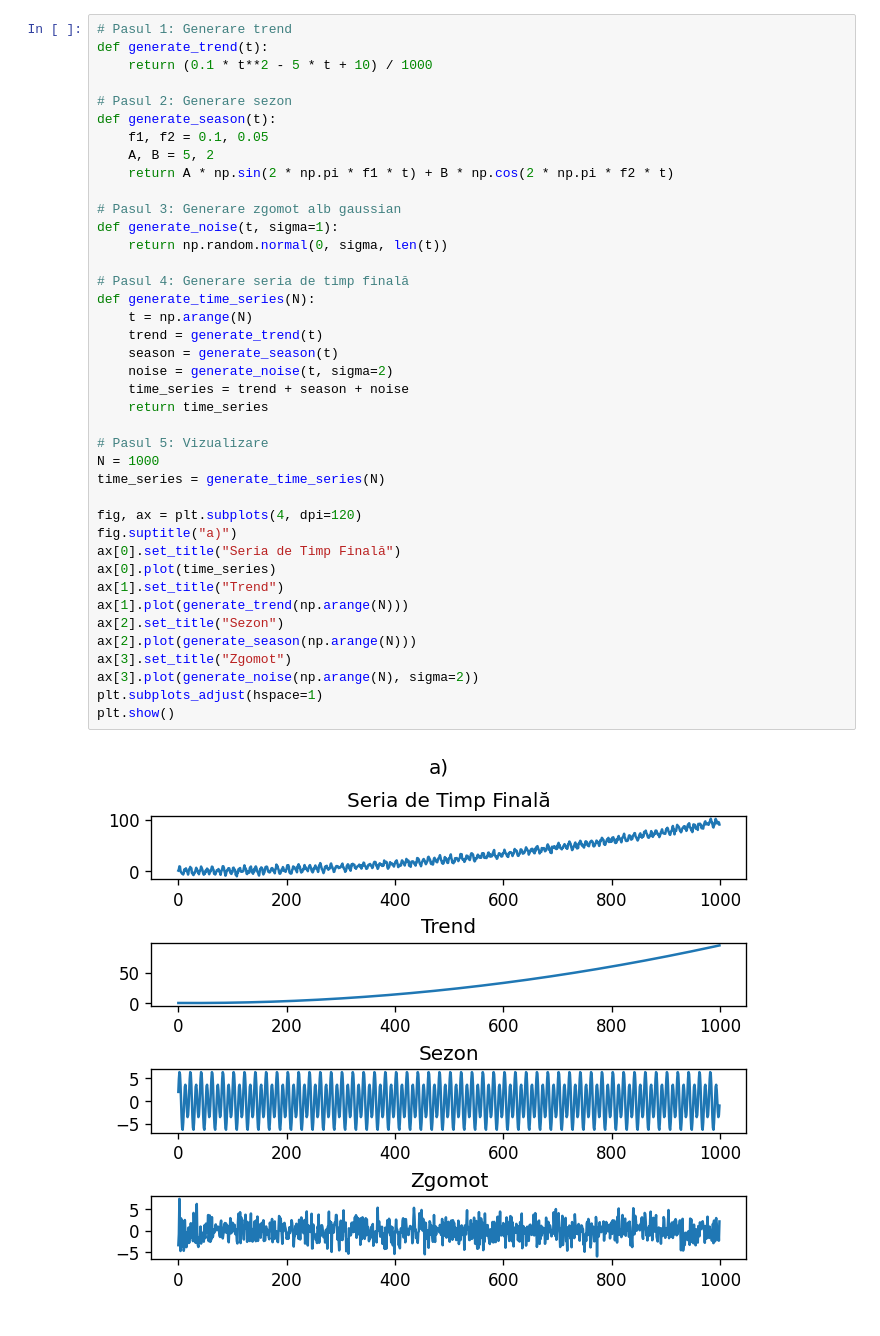
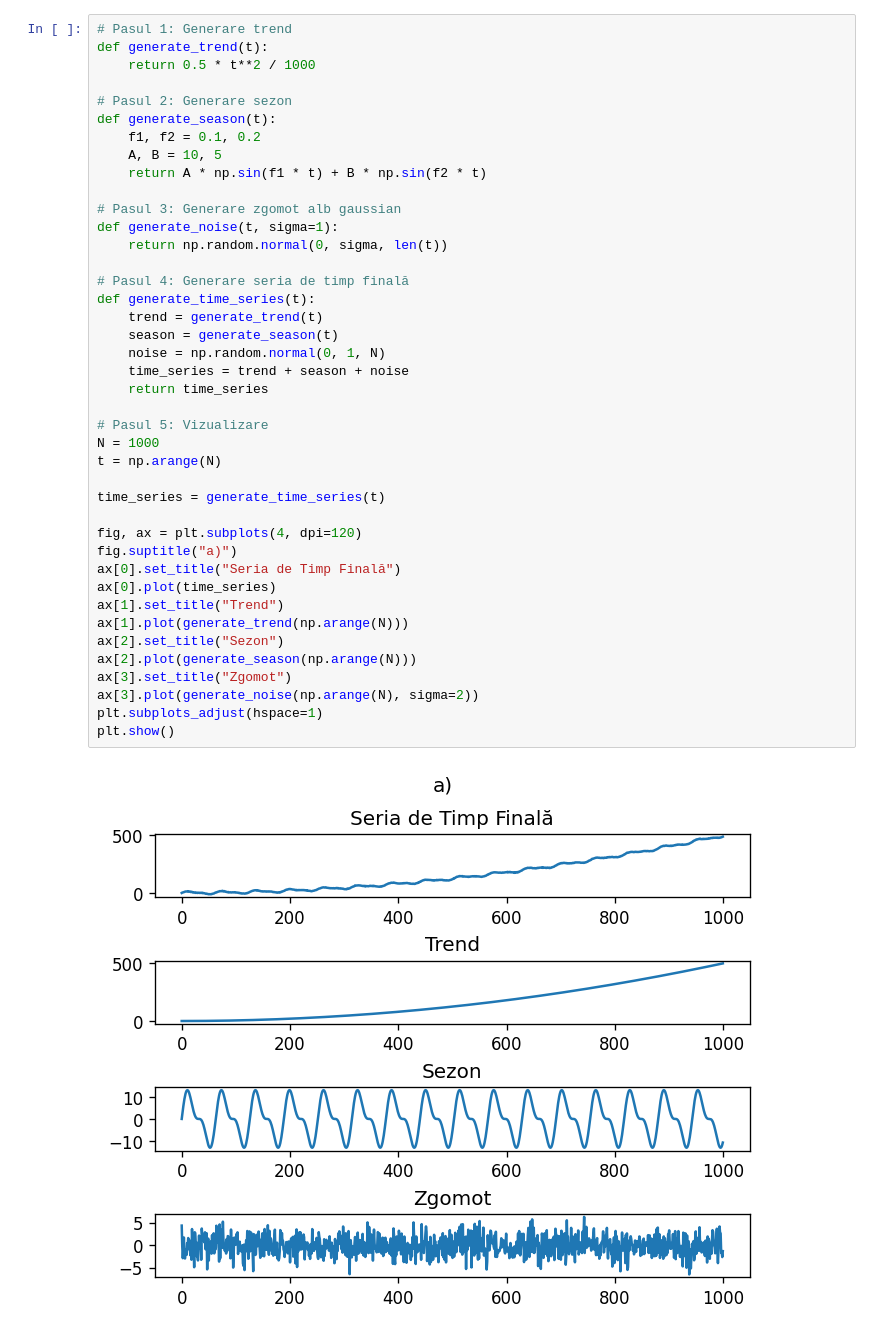
Before and after one commit to lucaion/ProcesareaSemnalelor, a Jupyter notebook: Laborator 8/Lab 8 - rezolvari.ipynb, the cells around one changed output. Drawn from its saved outputs; the diff is of its cells as text.

```diff
--- a/Laborator 8/Lab 8 - rezolvari.ipynb
+++ b/Laborator 8/Lab 8 - rezolvari.ipynb
@@ -4,42 +7,43 @@ import matplotlib.pyplot as plt
 # %%
 # Pasul 1: Generare trend
 def generate_trend(t):
-    return (0.1 * t**2 - 5 * t + 10) / 1000
+    return 0.5 * t**2 / 1000
 
 # Pasul 2: Generare sezon
 def generate_season(t):
-    f1, f2 = 0.1, 0.05
-    A, B = 5, 2
-    return A * np.sin(2 * np.pi * f1 * t) + B * np.cos(2 * np.pi * f2 * t)
+    f1, f2 = 0.1, 0.2
+    A, B = 10, 5
+    return A * np.sin(f1 * t) + B * np.sin(f2 * t)
 
 # Pasul 3: Generare zgomot alb gaussian
 def generate_noise(t, sigma=1):
     return np.random.normal(0, sigma, len(t))
 
 # Pasul 4: Generare seria de timp finală
-def generate_time_series(N):
-    t = np.arange(N)
+def generate_time_series(t):
     trend = generate_trend(t)
     season = generate_season(t)
-    noise = generate_noise(t, sigma=2)
+    noise = np.random.normal(0, 1, N)
     time_series = trend + season + noise
     return time_series
 
 # Pasul 5: Vizualizare
 N = 1000
-time_series = generate_time_series(N)
+t = np.arange(N)
+
+time_series = generate_time_series(t)
 
 fig, ax = plt.subplots(4, dpi=120)
 fig.suptitle("a)")
 ax[0].set_title("Seria de Timp Finală")
 ax[0].plot(time_series)
 ax[1].set_title("Trend")
 ax[1].plot(generate_trend(np.arange(N)))
 ax[2].set_title("Sezon")
 ax[2].plot(generate_season(np.arange(N)))
 ax[3].set_title("Zgomot")
 ax[3].plot(generate_noise(np.arange(N), sigma=2))
 plt.subplots_adjust(hspace=1)
 plt.show()
 # %% [output]
-[figure, old version]
+[figure, new version]
```
Also changed, not shown: parts of 4 cells of this notebook.
